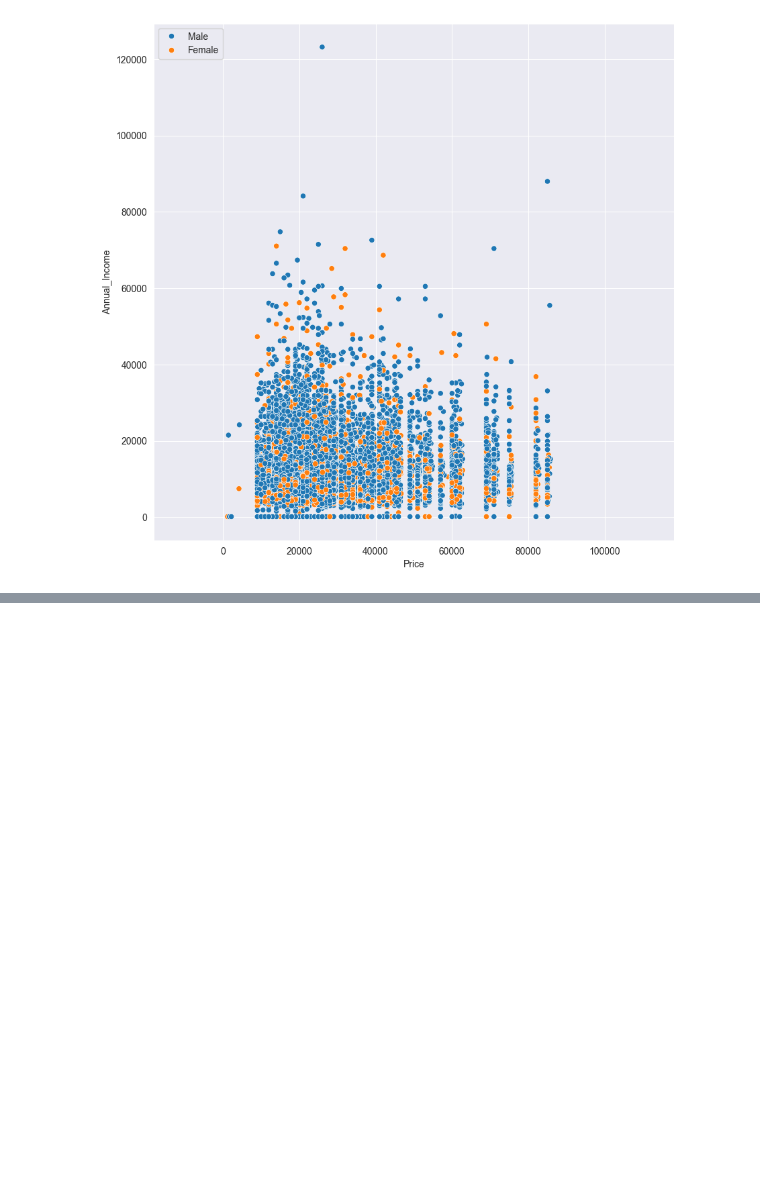
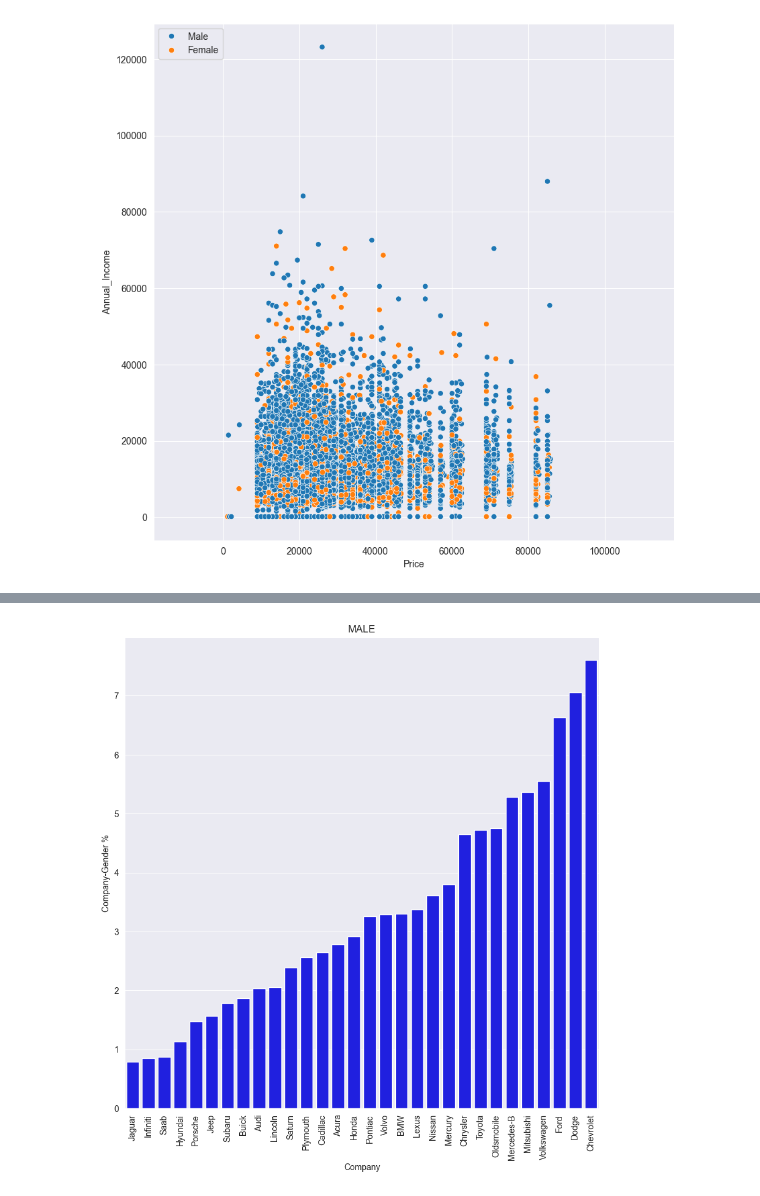
Before and after one commit to File500/Data_science_and_analysis, a Jupyter notebook: analysis/visual_analysis/car_ownership_and_sales_EDA.ipynb, the cells around one changed output, grey strips where cells are left out. Drawn from its saved outputs; the diff is of its cells as text; code cells hidden in the pictures; blank space fills up the shorter version.

Commit message:
visualisation of gfender - company relations

```diff
--- a/analysis/visual_analysis/car_ownership_and_sales_EDA.ipynb
+++ b/analysis/visual_analysis/car_ownership_and_sales_EDA.ipynb
@@ -245,3 +245,9 @@ plt.legend(loc='upper left')
 # %% [output]
 <matplotlib.legend.Legend at 0x...>
 [figure]
+# %%
+filtered = sql_to_df('''select Gender, Company, count(Company) as Company_Gender_Count from sales
+                        group by Gender, Company
+                        having  Gender == "Male"
+                        order by Company_Gender_Count''')
+filtered
@@ -247,0 +272,11 @@ plt.legend(loc='upper left')
+# %%
+filtered['Company_Gender_Count'] = filtered['Company_Gender_Count'].apply(lambda x: np.round(x / filtered['Company_Gender_Count'].sum() * 100, 2))
+# %%
+plt.figure(figsize=(10,10))
+ax = sb.barplot(data=filtered, x='Company', y='Company_Gender_Count', color='blue')
+plt.xticks(rotation=90)
+ax.set(ylabel='Company-Gender %')
+plt.title('MALE')
+plt.show()
+# %% [output]
+[figure, added]
```
Also changed, not shown: parts of 4 cells of this notebook.
